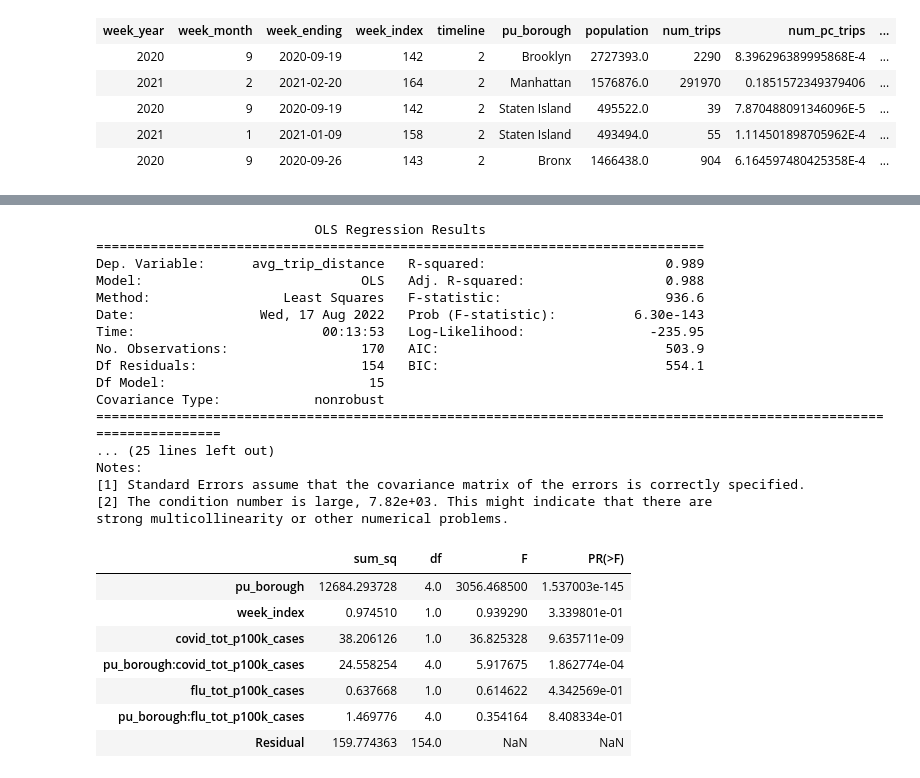
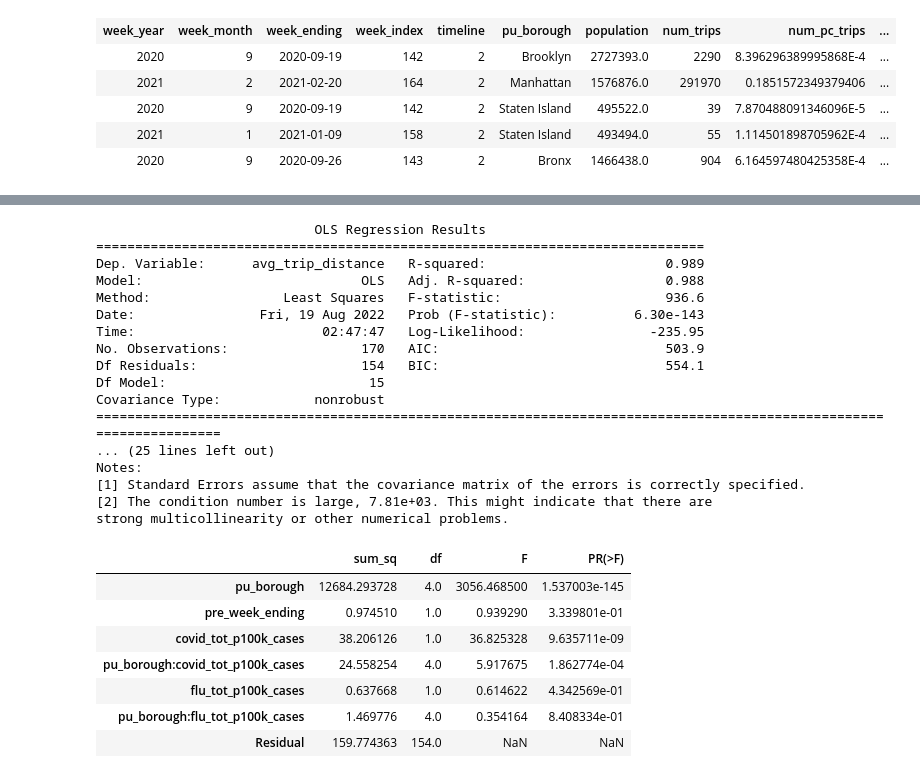
Before and after one commit to MAST30034-Applied-Data-Science/mast30034-project-1-DigitalData, a Jupyter notebook: notebooks/data_analysis/data_analysis_distance_modelling.ipynb, the cells around one changed output, grey strips where cells are left out. Saved outputs shown, nothing was run; the diff lists cells and outputs as text; code cells hidden in the pictures.

```diff
--- a/notebooks/data_analysis/data_analysis_distance_modelling.ipynb
+++ b/notebooks/data_analysis/data_analysis_distance_modelling.ipynb
@@ -89,27 +90,30 @@ joined_pu_df.limit(5)
 # %%
 # remove all columns except those being fitted
 joined_pu_df = joined_pu_df.select(
-    'avg_trip_distance',
-    'week_index',
-    'pu_borough',
-    'covid_tot_p100k_cases',
-    'flu_tot_p100k_cases'
+    F.col('avg_trip_distance'),
+    (F.col('week_index') - 1).alias('pre_week_ending'),
+    F.col('pu_borough'),
+    F.col('covid_tot_p100k_cases'),
+    F.col('flu_tot_p100k_cases')
 )
+# %%
+# convert the dataframe to pandas type
+joined_pu_df = joined_pu_df.toPandas()
 # %%
-normal_lm = ols(
-    formula = 'avg_trip_distance ~ week_index + pu_borough * covid_tot_p100k_cases + pu_borough * flu_tot_p100k_cases',
-    data = joined_pu_df.toPandas()
+model = ols(
+    formula = 'avg_trip_distance ~ pre_week_ending + pu_borough * covid_tot_p100k_cases + pu_borough * flu_tot_p100k_cases',
+    data = joined_pu_df
 ).fit()
 # %%
-print(normal_lm.summary())
+print(model.summary())
 # %% [output]
                             OLS Regression Results
 ==============================================================================
 Dep. Variable:      avg_trip_distance   R-squared:                       0.989
 Model:                            OLS   Adj. R-squared:                  0.988
 Method:                 Least Squares   F-statistic:                     936.6
-Date:                Wed, 17 Aug 2022   Prob (F-statistic):          6.30e-143
-Time:                        00:13:53   Log-Likelihood:                -235.95
+Date:                Fri, 19 Aug 2022   Prob (F-statistic):          6.30e-143
+Time:                        02:47:47   Log-Likelihood:                -235.95
 No. Observations:                 170   AIC:                             503.9
 Df Residuals:                     154   BIC:                             554.1
 Df Model:                          15
@@ -118,16 +122,15 @@ Covariance Type:            nonrobust
 ... (25 lines left out)
 Notes:
 [1] Standard Errors assume that the covariance matrix of the errors is correctly specified.
-[2] The condition number is large, 7.82e+03. This might indicate that there are
+[2] The condition number is large, 7.81e+03. This might indicate that there are
 strong multicollinearity or other numerical problems.
 # %%
-# table = sm.stats.anova_lm(moore_lm, typ=2)
-table = sm.stats.anova_lm(normal_lm, typ=2)
+table = sm.stats.anova_lm(model, typ=2)
 table
 # %% [output]
 |  | sum_sq | df | F | PR(>F) |
 | pu_borough | 12684.293728 | 4.0 | 3056.468500 | 1.537003e-145 |
-| week_index | 0.974510 | 1.0 | 0.939290 | 3.339801e-01 |
+| pre_week_ending | 0.974510 | 1.0 | 0.939290 | 3.339801e-01 |
 | covid_tot_p100k_cases | 38.206126 | 1.0 | 36.825328 | 9.635711e-09 |
 | pu_borough:covid_tot_p100k_cases | 24.558254 | 4.0 | 5.917675 | 1.862774e-04 |
 | flu_tot_p100k_cases | 0.637668 | 1.0 | 0.614622 | 4.342569e-01 |
```
Also changed, not shown: parts of 5 cells of this notebook, 7 other files.
